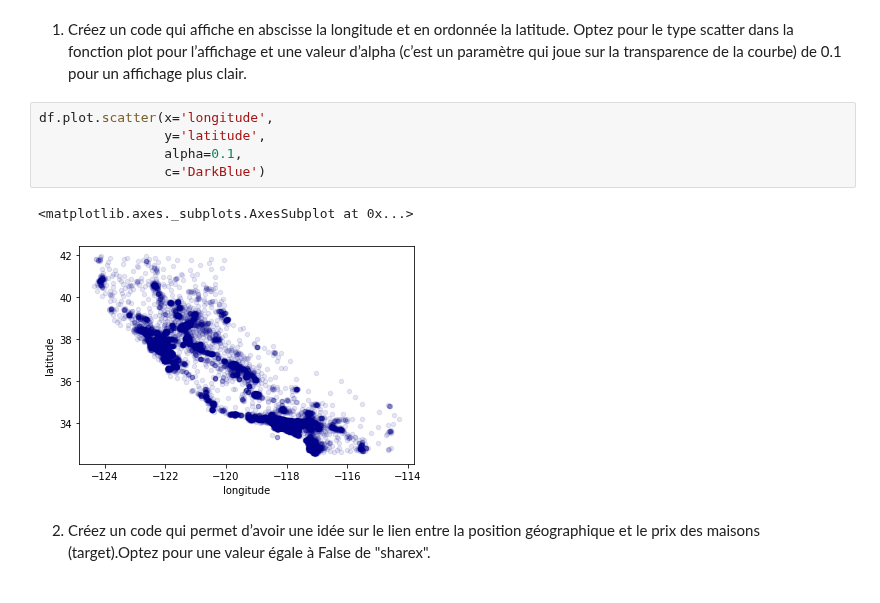
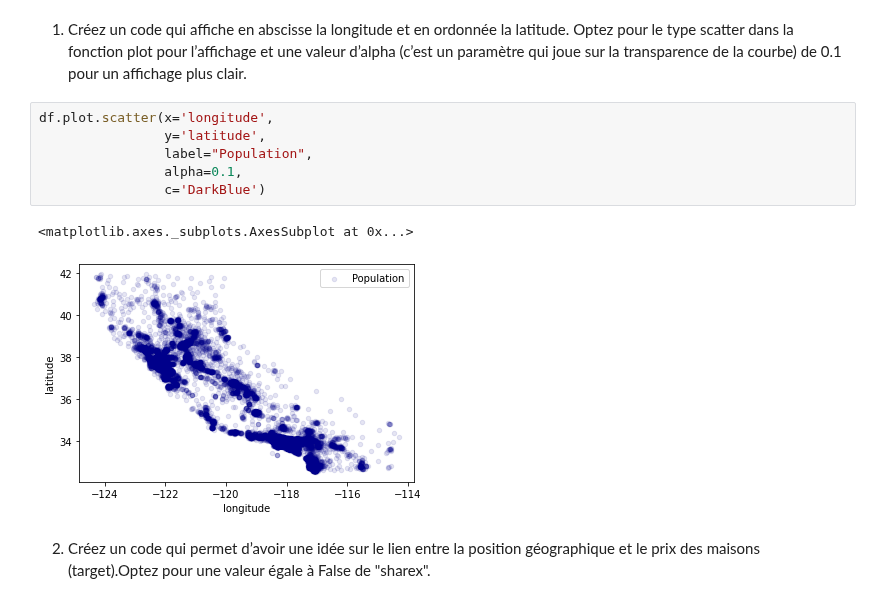
Before and after one commit to IA-Brest/CahierApprentissage, a Jupyter notebook: Python/TP_Arbre/Arbres_decisionnels.ipynb, the cells around one changed output. Drawn from its saved outputs; the diff is of its cells as text.

```diff
--- a/Python/TP_Arbre/Arbres_decisionnels.ipynb
+++ b/Python/TP_Arbre/Arbres_decisionnels.ipynb
@@ -150,11 +152,12 @@ Optez pour le type scatter dans la fonction plot pour l’affichage et une valeu
 # %%
 df.plot.scatter(x='longitude',
                 y='latitude',
+                label="Population",
                 alpha=0.1,
                 c='DarkBlue')
 # %% [output]
 <matplotlib.axes._subplots.AxesSubplot at 0x...>
-[figure, old version]
+[figure, new version]
 # %% [markdown]
 2. Créez un code qui permet d’avoir une idée sur le lien entre la position géographique et le prix des maisons (target).Optez pour une valeur égale à False de "sharex".
 # %%
```
Also changed, not shown: parts of 41 cells of this notebook, 3 other files.
